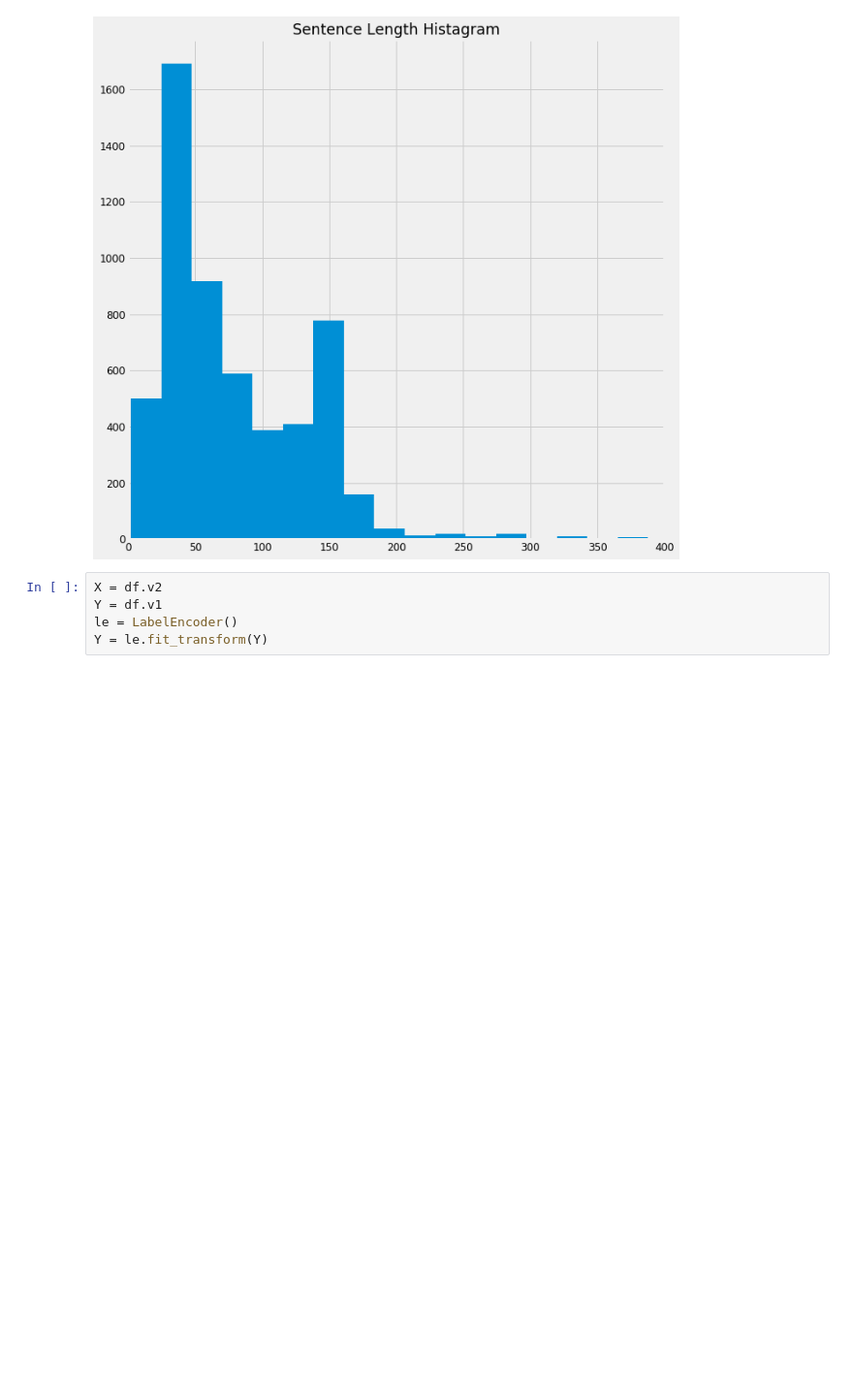
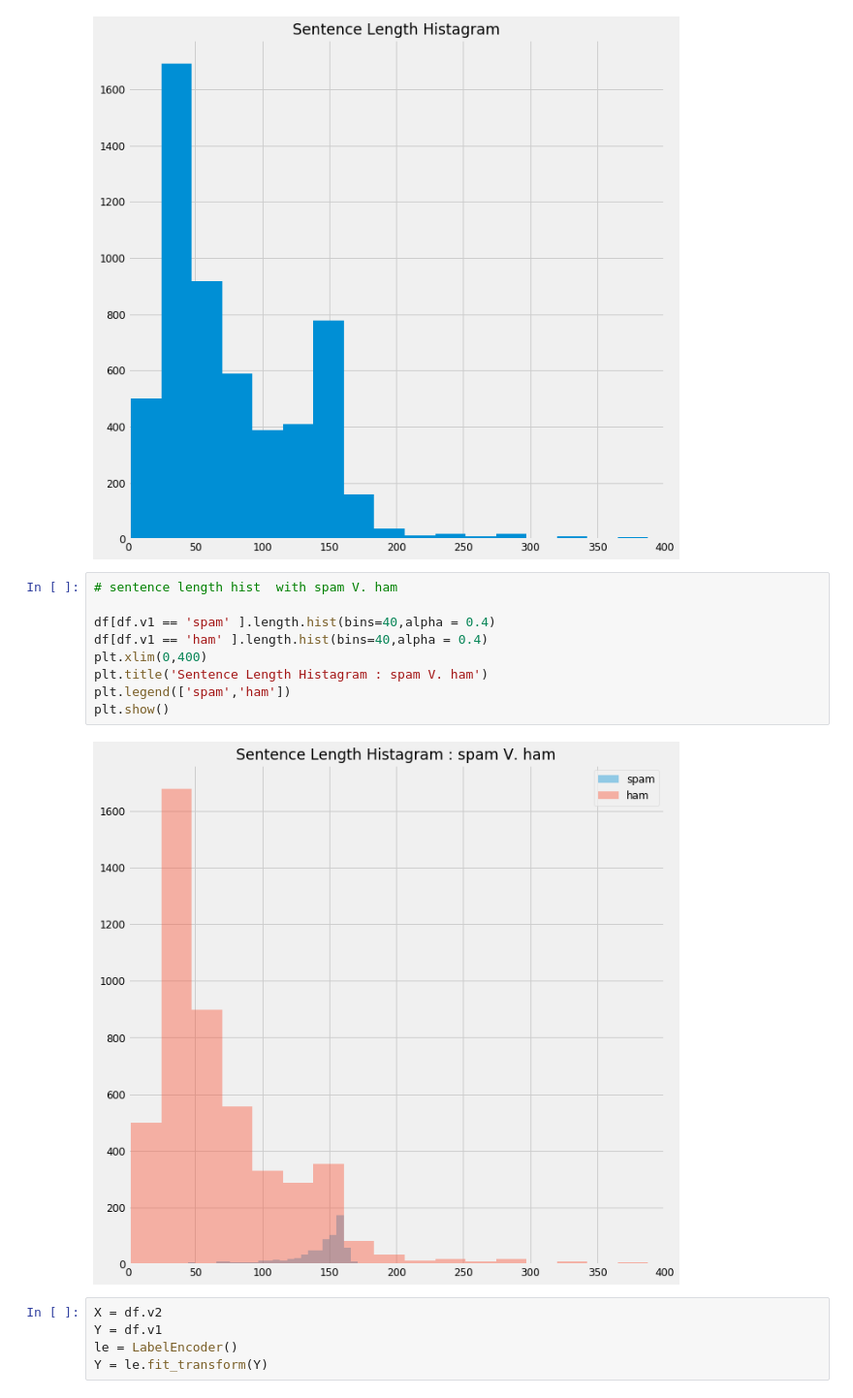
Before and after one commit to yennanliu/Kaggle.com_mini_project, a Jupyter notebook: SMS_spam_dataset/NLP_EDA.ipynb, the cells around one changed output. Shown at 97% size. Drawn from its saved outputs; the diff is of its cells as text; blank space fills up the shorter version.

```diff
--- a/SMS_spam_dataset/NLP_EDA.ipynb
+++ b/SMS_spam_dataset/NLP_EDA.ipynb
@@ -94,6 +99,17 @@ plt.title('Sentence Length Histagram')
 # %% [output]
 Text(0.5,1,'Sentence Length Histagram')
 [figure]
+# %%
+# sentence length hist  with spam V. ham
+
+df[df.v1 == 'spam' ].length.hist(bins=40,alpha = 0.4)
+df[df.v1 == 'ham' ].length.hist(bins=40,alpha = 0.4)
+plt.xlim(0,400)
+plt.title('Sentence Length Histagram : spam V. ham')
+plt.legend(['spam','ham'])
+plt.show()
+# %% [output]
+[figure, added]
 # %%
 X = df.v2
 Y = df.v1
```
Also changed, not shown: parts of 9 cells of this notebook.
